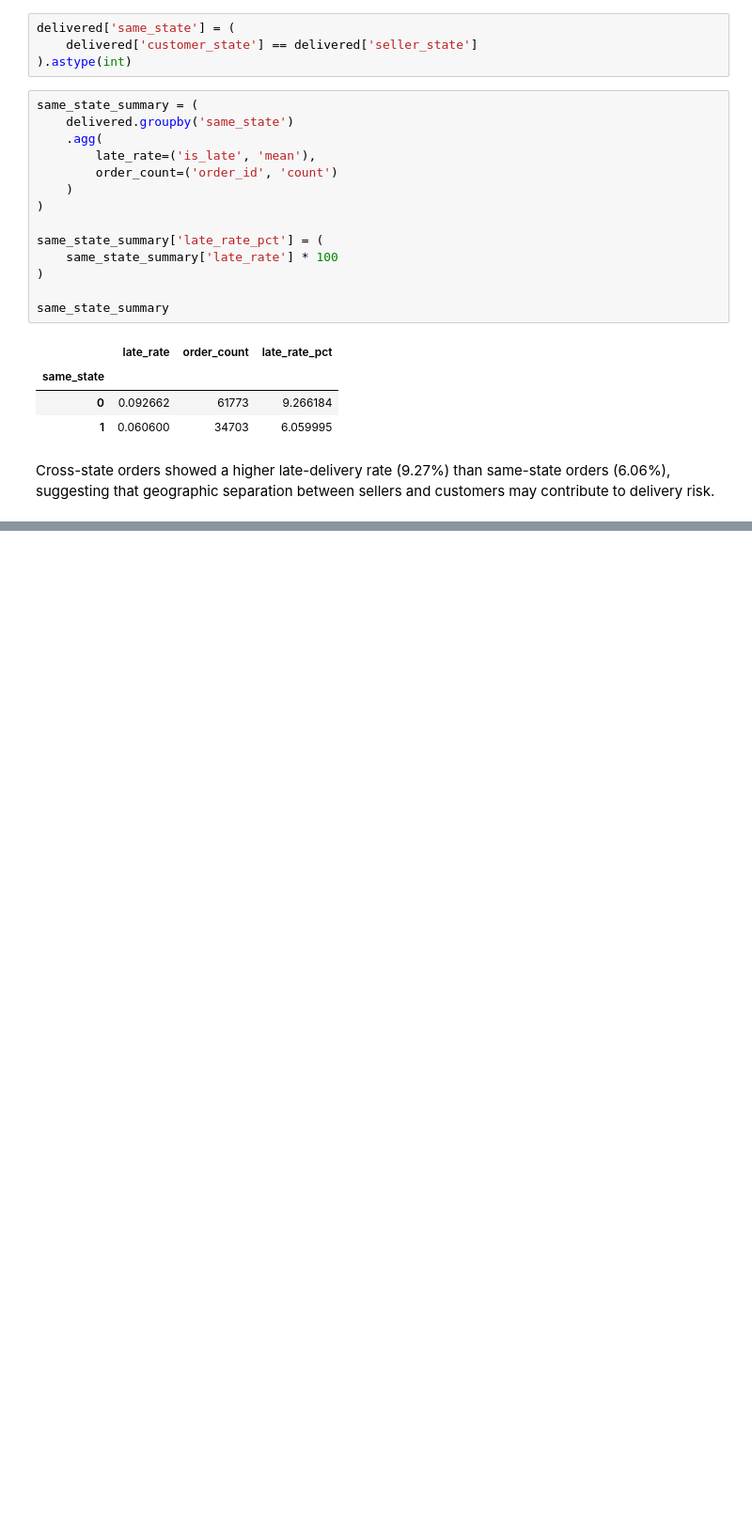
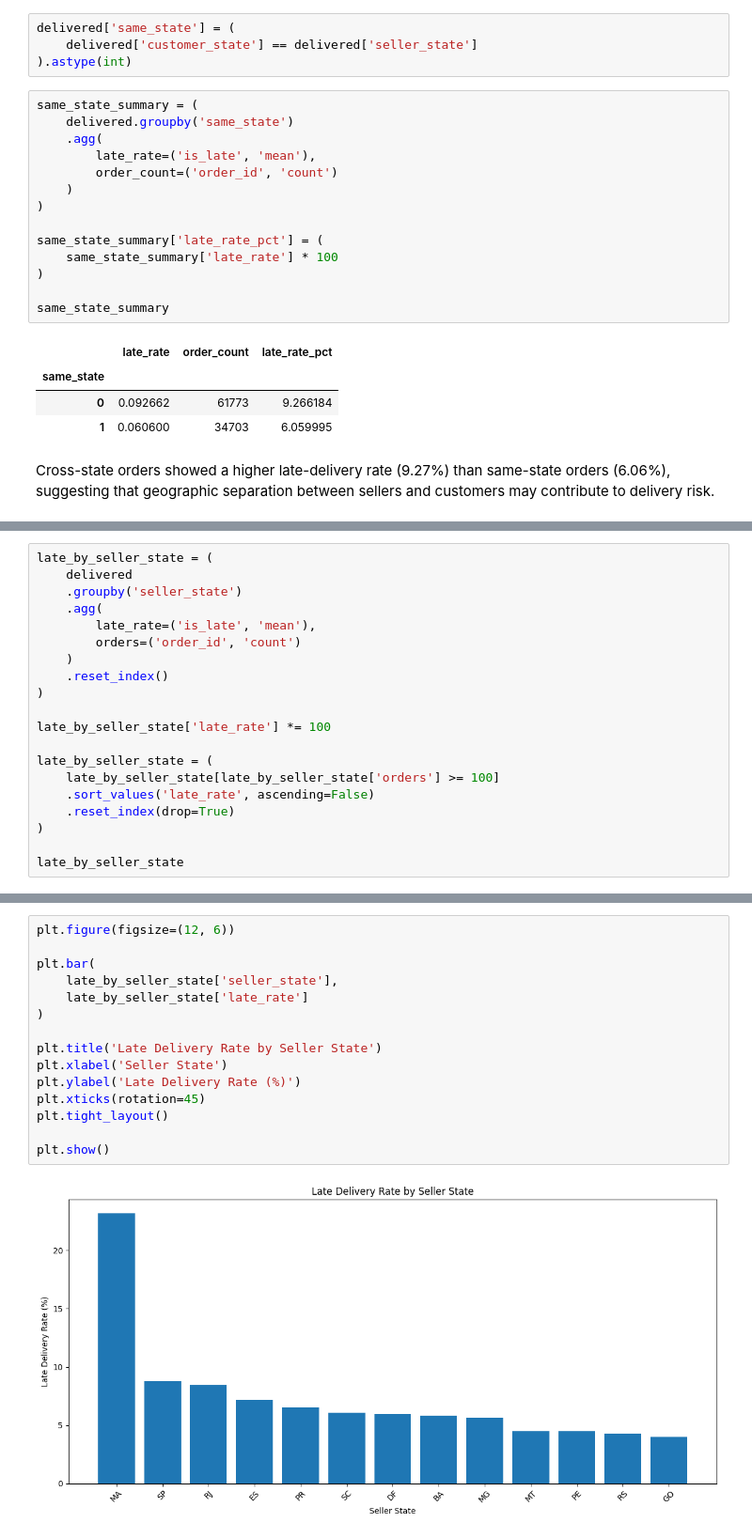
Before and after one commit to IT5006-Group9/IT5006-Group9-Olist-Project, a Jupyter notebook: notebooks/02_late_delivery_classification_eda.ipynb, the cells around one changed output, grey strips where cells are left out. Shown at 94% size. Drawn from its saved outputs; the diff is of its cells as text; blank space fills up the shorter version.

```diff
--- a/notebooks/02_late_delivery_classification_eda.ipynb
+++ b/notebooks/02_late_delivery_classification_eda.ipynb
@@ -233,0 +299,20 @@ Cross-state orders showed a higher late-delivery rate (9.27%) than same-state or
+# %%
+late_by_seller_state = (
+    delivered
+    .groupby('seller_state')
+    .agg(
+        late_rate=('is_late', 'mean'),
+        orders=('order_id', 'count')
+    )
+    .reset_index()
+)
+
+late_by_seller_state['late_rate'] *= 100
+
+late_by_seller_state = (
+    late_by_seller_state[late_by_seller_state['orders'] >= 100]
+    .sort_values('late_rate', ascending=False)
+    .reset_index(drop=True)
+)
+
+late_by_seller_state
@@ -233,0 +334,17 @@ Cross-state orders showed a higher late-delivery rate (9.27%) than same-state or
+# %%
+plt.figure(figsize=(12, 6))
+
+plt.bar(
+    late_by_seller_state['seller_state'],
+    late_by_seller_state['late_rate']
+)
+
+plt.title('Late Delivery Rate by Seller State')
+plt.xlabel('Seller State')
+plt.ylabel('Late Delivery Rate (%)')
+plt.xticks(rotation=45)
+plt.tight_layout()
+
+plt.show()
+# %% [output]
+[figure, added]
```
Also changed, not shown: parts of 30 cells of this notebook.
